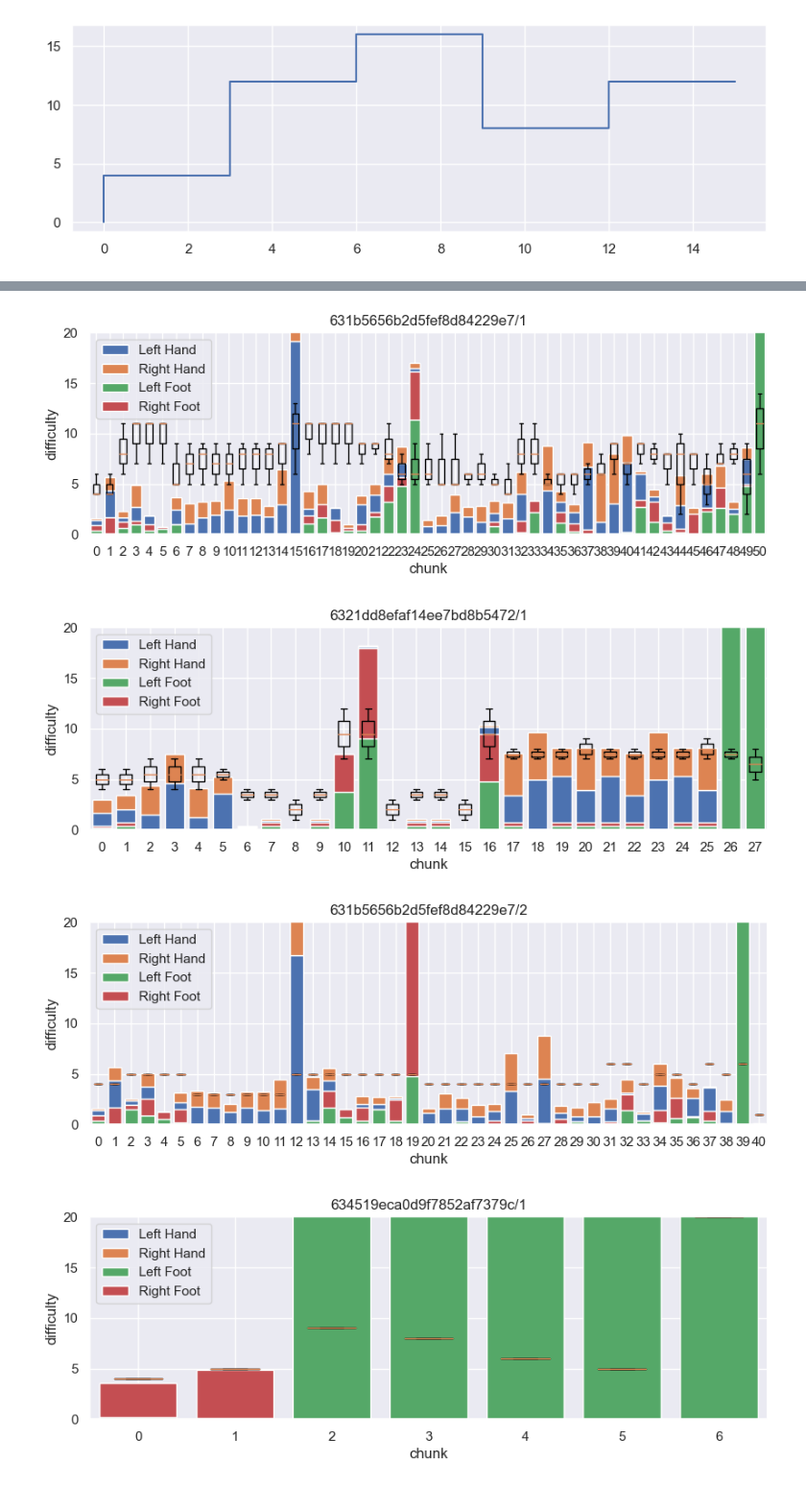
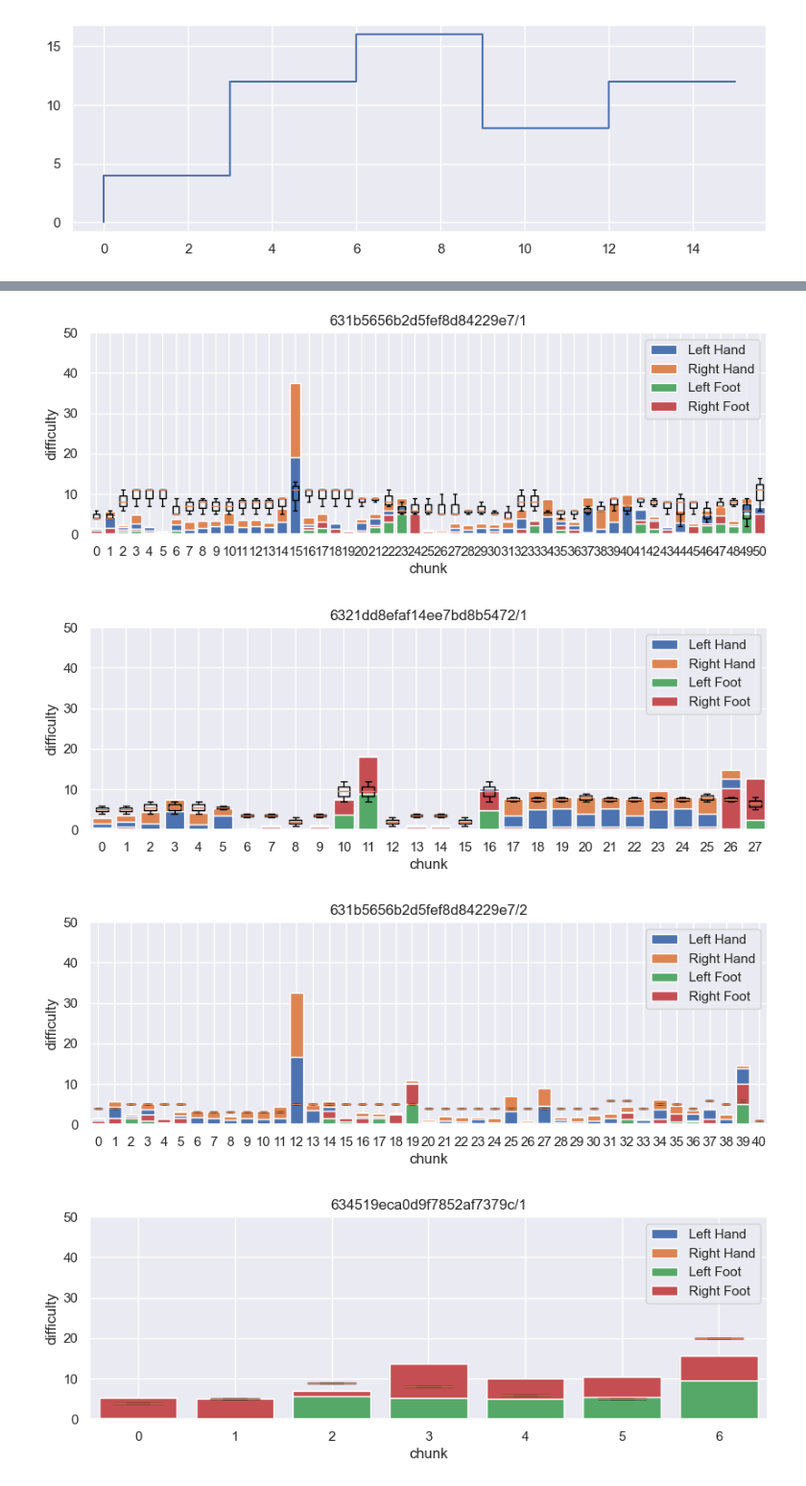
Before and after one commit to luisscholl/beatfork, a Jupyter notebook: difficulty-estimation/individual-analysis.ipynb, the cells around one changed output, grey strips where cells are left out. Shown at 96% size. Drawn from its saved outputs; the diff is of its cells as text; code cells hidden in the pictures.

Commit message:
clean up difficulty estimation for thesis

```diff
--- a/difficulty-estimation/individual-analysis.ipynb
+++ b/difficulty-estimation/individual-analysis.ipynb
@@ -264,7 +264,7 @@ def split(myList, chunkSize, overlap):
   for i in range (0, len(myList), chunkSize):
     yield myList[i: i + chunkSize + overlap]
 
-def plotBestOptions(options, chunkSize):
+def plotBestOptions(options, chunkSize, graphLimit):
 
   def removeInf(option):
     for limb in option.values():
@@ -280,7 +280,7 @@ def plotBestOptions(options, chunkSize):
 
   for version in options:
     fig, ax = plt.subplots()
-    plt.ylim([0, 20]) # todo
+    plt.ylim([0, graphLimit]) # todo
 
     options[version] = list(map(removeInf, options[version]))
 
@@ -502,16 +499,14 @@ maxJumpHeight = 1.616
 maxJumpSpeed = (2 * maxJumpHeight * gravity) ** 0.5
 
 def handsHeightDifficultyFactor(height):
-  print('e')
   return (1.2 * height - 0.4) ** 4 - (0.2 * height) ** 6 + 0.2
 
 
 def feetHeightDifficultyFactor(height):
-  return ((height + 0.875) ** 2.8 + 1)
+  return ((height + 0.875) ** 3 + 1)
 
 def jumpHeightDifficulty(height):
-  print('f')
-  return 10 * (height + 1) ** 3 + 3
+  return 3 * (height + 0.5) ** 3 + 5
 
 def intensity3(obj, lastPositions, state):
 
@@ -524,6 +519,9 @@ def intensity3(obj, lastPositions, state):
       # todo: Think about monkey patching difficulty of otherFoot instead of just returning higher difficulty for one foot for more balanced feet intensity.
       # Not important for overall difficulty. Probably not worth the effort.
       difficulty = jumpHeightDifficulty(obj[1])
+      print('boo')
+      print(obj[1])
+      print(difficulty)
       return difficulty, {
         'status': 'jump_arc_determination',
         'buffered_difficulty': difficulty
@@ -531,7 +529,8 @@ def intensity3(obj, lastPositions, state):
     # # default (standing) evaluation
     if (distance == 0):
       return 0, state
-    print('g')
+    print('pika')
+    print(distance / time * feetHeightDifficultyFactor(obj[1]))
     return distance / time * feetHeightDifficultyFactor(obj[1]), state
 
   distance = ((lastPositions[obj[3]][0] - obj[0]) ** 2 + (lastPositions[obj[3]][1] - obj[1]) ** 2) ** 0.5
@@ -543,7 +542,6 @@ def intensity3(obj, lastPositions, state):
   if (obj[3] == 6 or obj[3] == 7):
     if (distance == 0):
       return 0, state
-    print('h')
     return distance / time * handsHeightDifficultyFactor(obj[1]), state
   # Feet
   elif (obj[3] == 8 or obj[3] == 9):
@@ -556,21 +554,19 @@ def intensity3(obj, lastPositions, state):
       b = np.array(base[:2])
       o = np.array(obj[:2])
       v_y = state.get('velocity')
-      print('i')
-      print(gravity)
-      print(t)
-      pprint.pprint(obj)
-      pprint.pprint(base)
-      print(v_y)
       arcPos = np.subtract(np.add(b, np.multiply(v_y, t)), np.multiply(np.array([0, 1]), 0.5 * gravity * t ** 2))
-      print('swag')
+      print('a')
       if arcPos[1] < -0.875:
+        print('b')
         state = {}
         return feetBaseCase()
+      print('c')
+      print('g')
       d = np.linalg.norm(np.subtract(np.add(arcPos, state.get('arc_deviation')), o)) / t
+      print('f')
       if (True or d < 0.1):
-        print('j')
-        return 600 * d**2, {
+        print('d')
+        return 0.1 * d**2, {
           'status': 'jump',
           'left_base': state.get('left_base'),
           'right_base': state.get('right_base'),
@@ -578,13 +574,13 @@ def intensity3(obj, lastPositions, state):
           'arc_deviation': np.subtract(arcPos, o)
         }
       else:
+        print('e')
         return math.inf, {}
 
     if (state.get('status') == 'jump_arc_determination'):
       # Check if landing, then jumping again was possible.
-      print('j')
-      t_1 = math.sqrt( 2 * lastPositions[obj[3]][2] / gravity )
-      t_2 = math.sqrt( 2 * obj[2] / gravity )
+      t_1 = math.sqrt( 2 * (lastPositions[obj[3]][1] + 0.875) / gravity )
+      t_2 = math.sqrt( 2 * (obj[1] + 0.875) / gravity )
       if (obj[2] > lastPositions[obj[3]][2] + t_1 + t_2):
         state = {}
         return feetBaseCase()
@@ -617,13 +613,11 @@ def intensity3(obj, lastPositions, state):
       t_2 = obj[2]
       h_1 = lastPositions[obj[3]][1] + 1 # +1, because solution assumes a coordinate system where h >= 0, todo: handle cases where someone placed a collectible outside of the playing field
       h_2 = obj[1] + 1 # +1, because solution assumes a coordinate system where h >= 0
-      print('k')
       v_y = 0.5 / (t_2 - t_1) * math.sqrt(
         gravity**2 * ( t_2 - t_1 )**4
         + 4 * gravity * ( t_1**2 + t_2**2 ) * ( h_1 + h_2)
         - 8 * t_1 * t_2 * gravity * ( h_1 + h_2 )
         + 5 * ( h_2 - h_1 )**2)
-      print('l')
       t_0 = t_1 - v_y/gravity + math.sqrt( v_y**2 / gravity**2 - 2 * h_1 / gravity )
       # Assume linear velocity for x direction to be easiest.
       v_x = (obj[0] - lastPositions[obj[3]][0]) / (t_2 - t_1)
@@ -633,13 +627,15 @@ def intensity3(obj, lastPositions, state):
       # (Also simplifies code.)
       # For subsequent collectibles on the jump path, difficulty will only be
       # added for deviation from the ideal jump path.
-      print('m')
       h_max = v_y**2 / ( 2 * gravity )
+      print('h_max: ' + str(h_max))
 
       # This fails to explicitly account for removing the feet base case
       # difficulty associated with the first collectible of the jump.
       # However, especially by subtracting a hand-picked constant in
       # jumpHeightDifficulty this effect should be negligible.
+      print('chu')
+      print(jumpHeightDifficulty(h_max - 1) - state.get('buffered_difficulty'))
       return jumpHeightDifficulty(h_max - 1) - state.get('buffered_difficulty'), { # -1, because solutions assumes a coordinate system where h >= 0
         'status': 'jump',
         'left_base': [lastPositions[8][0] - v_x * (t_1 - t_0), 0, t_0],
@@ -653,6 +649,6 @@ def intensity3(obj, lastPositions, state):
     return feetBaseCase()
   return math.inf, {}
 
-plotSampledGetMinIntensityDijkstra(intensity3)
+plotSampledGetMinIntensityDijkstra(intensity3, 50)
 # %% [output]
 d
@@ -677,4 +673,4 @@ currentNode: 39321
-[figure, old version]
+[figure, new version]
-[figure, old version]
+[figure, new version]
-[figure, old version]
+[figure, new version]
-[figure, old version]
+[figure, new version]
```
Also changed, not shown: parts of 5 cells of this notebook, 1 other file.
